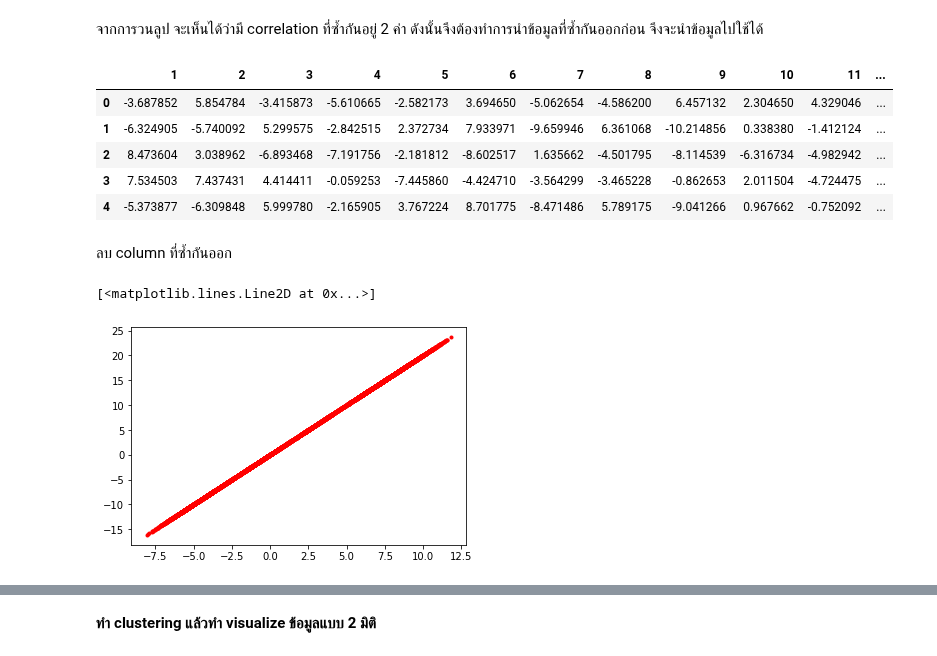
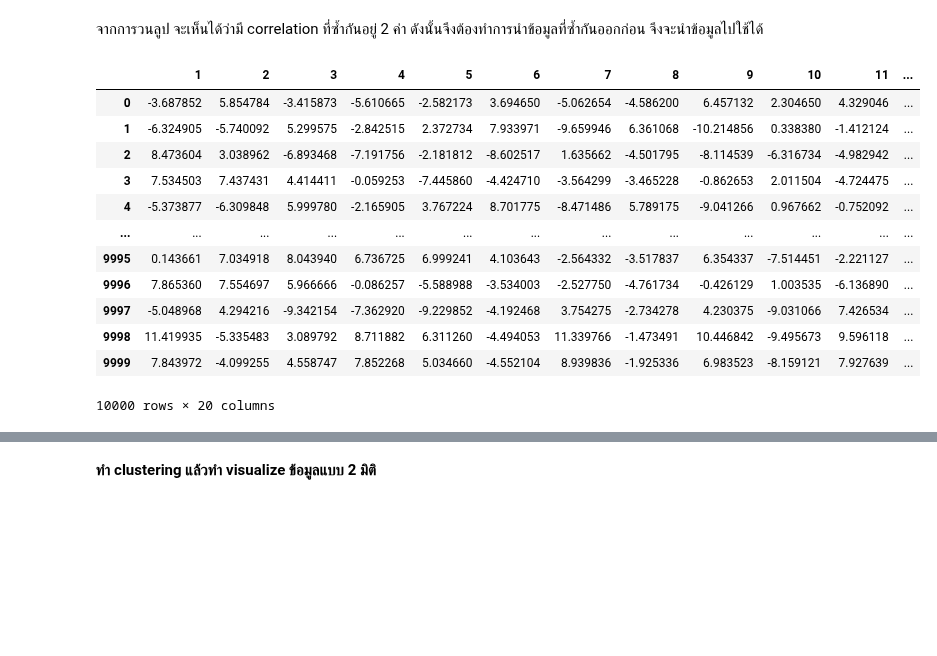
Before and after one commit to kittimaxz/multivariate, a Jupyter notebook: Multivariate_Exam.ipynb, the cells around one changed output, grey strips where cells are left out. Drawn from its saved outputs; the diff is of its cells as text; code cells hidden in the pictures; blank space fills up the shorter version.

```diff
--- a/Multivariate_Exam.ipynb
+++ b/Multivariate_Exam.ipynb
@@ -92,13 +84,19 @@ for i in range(corr.shape[0]):
 # %% [markdown]
 จากการวนลูป จะเห็นได้ว่ามี correlation ที่ซ้ำกันอยู่ 2 ค่า ดังนั้นจึงต้องทำการนำข้อมูลที่ซ้ำกันออกก่อน จึงจะนำข้อมูลไปใช้ได้
 # %%
-Data.iloc[:5,1:21]
+new_Data=Data.iloc[:,1:21]
+new_Data
 # %% [output]
 |  | 1 | 2 | 3 | 4 | 5 | 6 | 7 | 8 | 9 | 10 | 11 | ... |
 | 0 | -3.687852 | 5.854784 | -3.415873 | -5.610665 | -2.582173 | 3.694650 | -5.062654 | -4.586200 | 6.457132 | 2.304650 | 4.329046 | ... |
 | 1 | -6.324905 | -5.740092 | 5.299575 | -2.842515 | 2.372734 | 7.933971 | -9.659946 | 6.361068 | -10.214856 | 0.338380 | -1.412124 | ... |
 | 2 | 8.473604 | 3.038962 | -6.893468 | -7.191756 | -2.181812 | -8.602517 | 1.635662 | -4.501795 | -8.114539 | -6.316734 | -4.982942 | ... |
 | 3 | 7.534503 | 7.437431 | 4.414411 | -0.059253 | -7.445860 | -4.424710 | -3.564299 | -3.465228 | -0.862653 | 2.011504 | -4.724475 | ... |
 | 4 | -5.373877 | -6.309848 | 5.999780 | -2.165905 | 3.767224 | 8.701775 | -8.471486 | 5.789175 | -9.041266 | 0.967662 | -0.752092 | ... |
+| ... | ... | ... | ... | ... | ... | ... | ... | ... | ... | ... | ... | ... |
+| 9995 | 0.143661 | 7.034918 | 8.043940 | 6.736725 | 6.999241 | 4.103643 | -2.564332 | -3.517837 | 6.354337 | -7.514451 | -2.221127 | ... |
+| 9996 | 7.865360 | 7.554697 | 5.966666 | -0.086257 | -5.588988 | -3.534003 | -2.527750 | -4.761734 | -0.426129 | 1.003535 | -6.136890 | ... |
+| 9997 | -5.048968 | 4.294216 | -9.342154 | -7.362920 | -9.229852 | -4.192468 | 3.754275 | -2.734278 | 4.230375 | -9.031066 | 7.426534 | ... |
+| 9998 | 11.419935 | -5.335483 | 3.089792 | 8.711882 | 6.311260 | -4.494053 | 11.339766 | -1.473491 | 10.446842 | -9.495673 | 9.596118 | ... |
+| 9999 | 7.843972 | -4.099255 | 4.558747 | 7.852268 | 5.034660 | -4.552104 | 8.939836 | -1.925336 | 6.983523 | -8.159121 | 7.927639 | ... |
+10000 rows × 20 columns
-# %% [markdown]
-ลบ column ที่ซ้ำกันออก
@@ -107,5 +102,0 @@ from matplotlib import pyplot as plt
-# %%
-plt.plot(Data.iloc[:,1],Data.iloc[:,22],'r.')
-# %% [output]
-[<matplotlib.lines.Line2D at 0x...>]
-[figure, removed]
```
Also changed, not shown: parts of 27 cells of this notebook.
